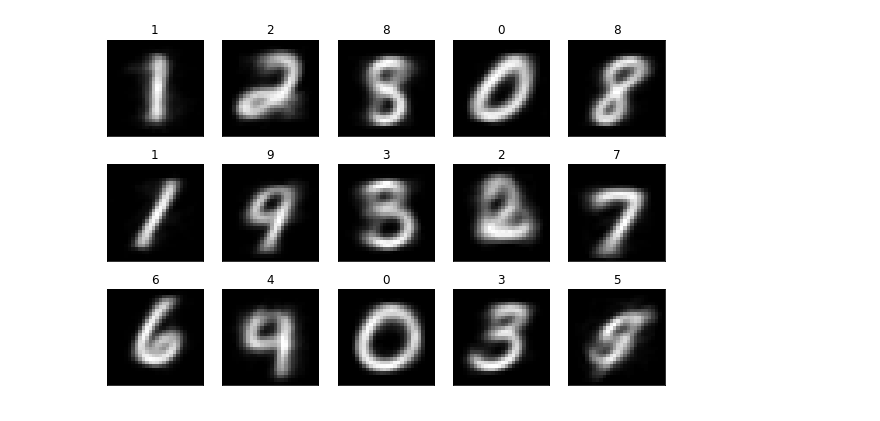
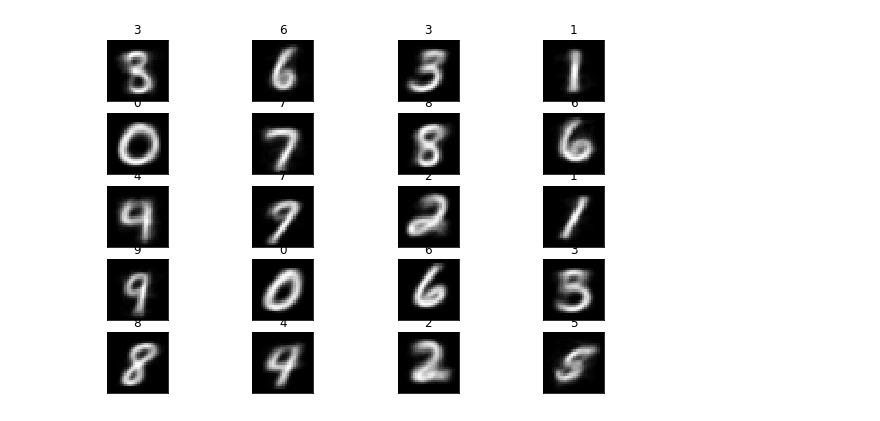
Before and after one commit to hellenlima/NN_unsup, a Jupyter notebook: MNIST_Kmeans.ipynb, the cells around one changed output. Cells and saved outputs as stored; diff of their text form; code cells hidden in the pictures.

```diff
--- a/MNIST_Kmeans.ipynb
+++ b/MNIST_Kmeans.ipynb
@@ -28,7 +26,7 @@ x_test = x_test.astype('float32')
 
 #training set
 classes = np.unique(y_train)
-n_samples = 200; #n_samples for each class
+n_samples = 220; #n_samples for each class
 
 for i in range(len(classes)):
     x_train_i = x_train[y_train==i][0:n_samples]
@@ -79,8 +77,8 @@ classes = np.unique(y_train);
 num_classes = len(classes)
 
 #convert class vectors to binary class matrices
-y_train = keras.utils.to_categorical(y_train, num_classes)
-y_test = keras.utils.to_categorical(y_test, num_classes)
+# y_train = keras.utils.to_categorical(y_train, num_classes)
+# y_test = keras.utils.to_categorical(y_test, num_classes)
 
 print(x_train.shape[0], 'train samples')
 print(x_test.shape[0], 'test samples')
@@ -125,4 +123,15 @@ def davies_bouldin_index(cluster_centers, data, output): #output is the classifi
     DB_index = sum(np.max(Dkj,axis=0))/float(n_clusters)
 
     return DB_index
+
+def calculate_accuracy(y_true, y_pred, most_freq):
+    #most_freq contains the most frequents digits in each cluster
+    count = 0;
+    for ievent in range(len(y_true)):
+        cluster_predict = y_pred[ievent].astype(int) #prediction
+        if y_true[ievent]==most_freq[cluster_predict]:
+            count = count+1
+
+    accuracy = count/float(len(y_true))
+    return accuracy
 # %%
@@ -187,48 +231,48 @@ ax[3].grid()
 n_clusters = np.shape(cluster_centers)[0]
 most_freq = np.zeros(n_clusters)
 for icluster in range(n_clusters):
-    id_clusters = np.unique(output)
-    labels = y_train[output==id_clusters[icluster]]
+    id_clusters = np.unique(best_output_train)
+    labels = best_trgt_train[best_output_train==id_clusters[icluster]]
 
-    most_freq[icluster] = np.argmax(np.bincount(np.argmax(labels, axis=1)))
+    most_freq[icluster] = np.argmax(np.bincount(labels))
 
 plt.rcParams['lines.linewidth'] = 2
 plt.rcParams['legend.handlelength'] = 3
 plt.rcParams['legend.borderpad'] = 0.3
 plt.rcParams['legend.numpoints'] = 1
 
-nrows = 3
-ncols = 5
+nrows = 5
+ncols = 4
 irow = 0
 icolumn = 0
 fig, ax = plt.subplots(figsize=(10,6.5),nrows=nrows, ncols=ncols)
 
 for cluster in range(np.shape(cluster_centers)[0]):
     img = cluster_centers[cluster];
     img = img.reshape(28,28);
 
     ax[irow,icolumn].imshow(img,cmap='gray',interpolation="nearest")
     ax[irow,icolumn].set_title(str(int(most_freq[cluster])))
     ax[irow,icolumn].get_xaxis().set_visible(False)
     ax[irow,icolumn].get_yaxis().set_visible(False)
 
     if (icolumn+1 == ncols):
         icolumn = 0
         irow = irow + 1
     else:
         icolumn = icolumn + 1
 
 if cluster < (nrows*ncols):
     for i in range(cluster,nrows*ncols-1):
         ax[irow,icolumn].set_visible(False)
 
         if (icolumn+1 == ncols):
             icolumn = 0
             irow = irow + 1
         else:
             icolumn = icolumn + 1
 # %% [output]
-[figure, old version]
+[figure, new version]
 # %%
 #showing cluster frequencies
 n_clusters = np.shape(cluster_centers)[0]
```
Also changed, not shown: parts of 9 cells of this notebook.
